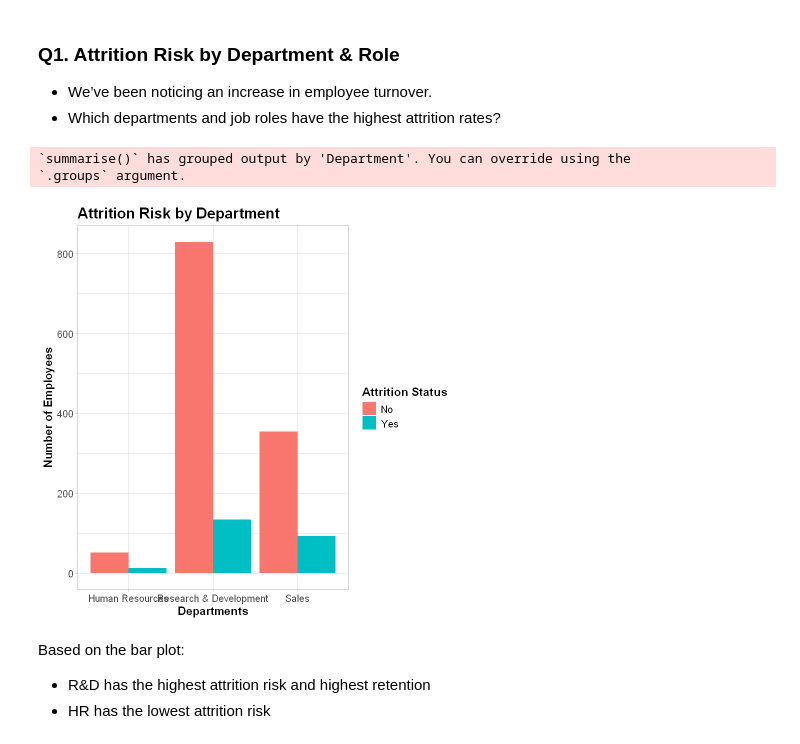
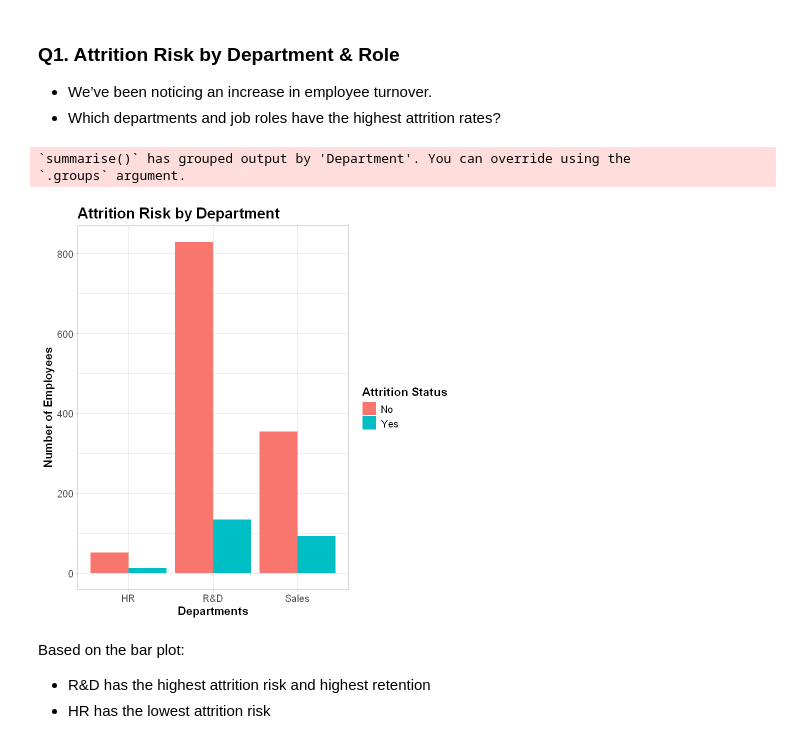
Before and after one commit to svarong-port/data-analytics-projects, a Jupyter notebook: ibm_hr_employee_attrition/hr_employee_attrition_code.ipynb, the cells around one changed output. Cells and saved outputs as stored; diff of their text form; code cells hidden in the pictures.

```diff
--- a/ibm_hr_employee_attrition/hr_employee_attrition_code.ipynb
+++ b/ibm_hr_employee_attrition/hr_employee_attrition_code.ipynb
@@ -157,32 +157,33 @@ There appears to be no missing values.
 # %%
 # Check the relationship between departments and attrition
 
 ## Count the number of "Yes" and "No" by `Department` and `Attrition`
 hr_cleaned |>
     group_by(Department, Attrition) |>
     summarise(Count = n()) |>
     ungroup() |>
 
     ## Create a bar plot
     ggplot(aes(x = Department,
                 y = Count,
                 fill = Attrition)) +
         geom_bar(stat = "identity", position = "dodge") +
         theme_light() +
         theme(plot.title = element_text(size = 18, face = "bold"),
                 axis.title = element_text(size = 14, face = "bold"),
                 axis.text.x = element_text(size = 12),
                 axis.text.y = element_text(size = 12),
                 legend.title = element_text(size = 14, face = "bold"),
                 legend.text = element_text(size = 12)) +
+        scale_x_discrete(labels = c("Human Resources" = "HR", "Research & Development" = "R&D", "Sales" = "Sales")) +
         labs(title = "Attrition Risk by Department",
                 x = "Departments",
                 y = "Number of Employees",
                 fill = "Attrition Status")
 # %% [output]
 `summarise()` has grouped output by 'Department'. You can override using the
 `.groups` argument.
-[figure, old version]
+[figure, new version]
 # %% [markdown]
 Based on the bar plot:
 - R&D has the highest attrition risk and highest retention
```
